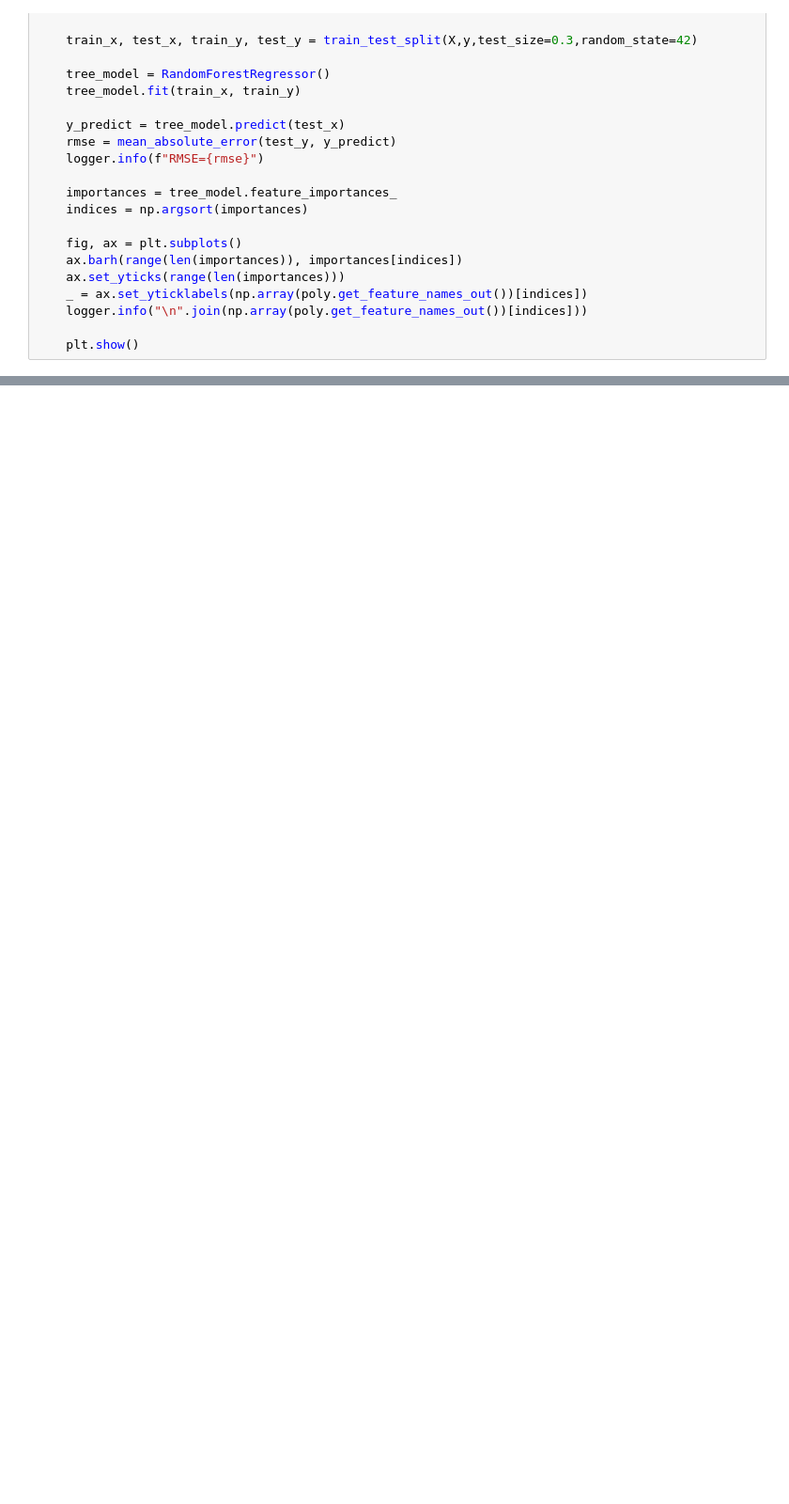
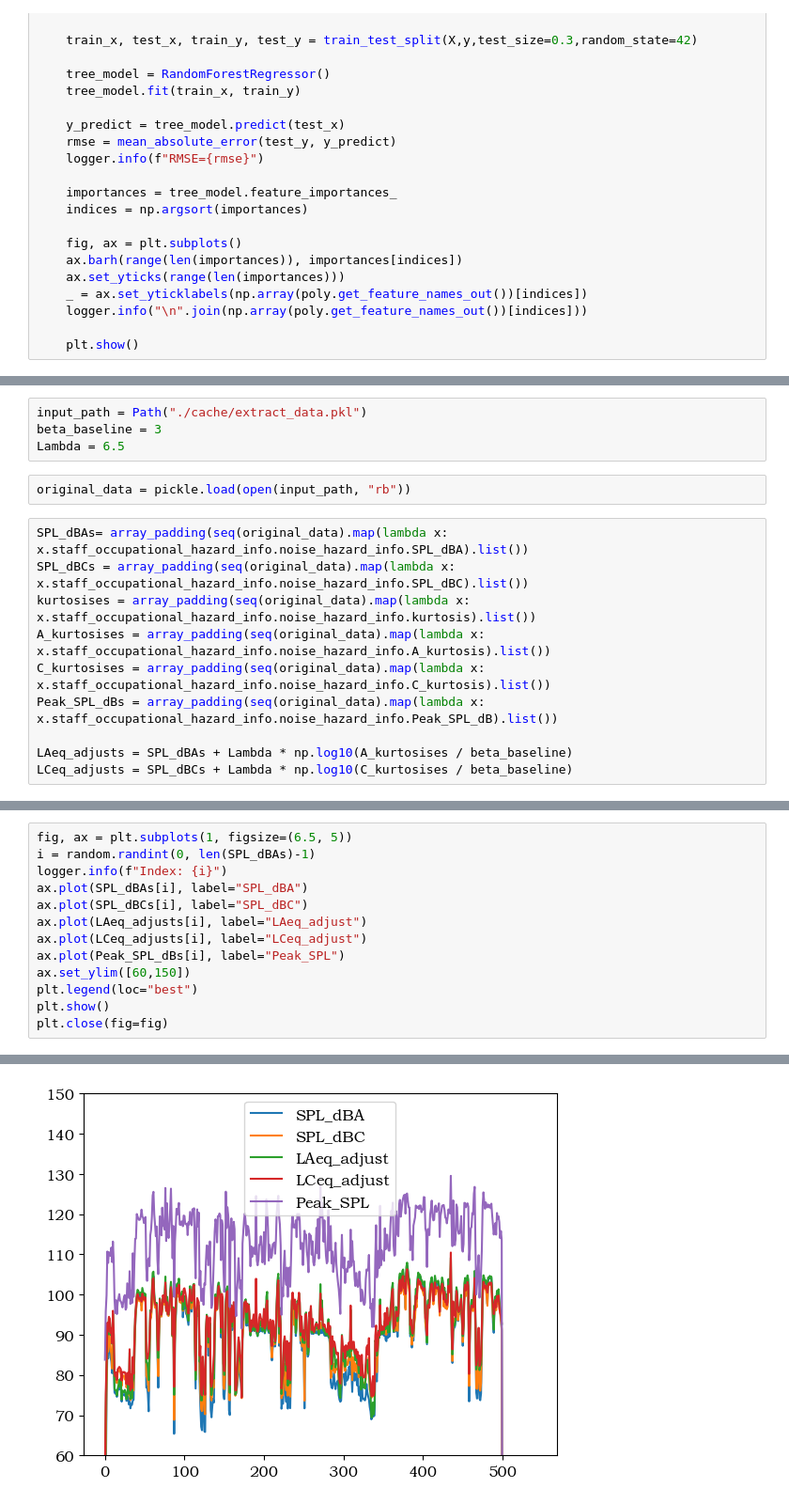
Before and after one commit to LewisBase/occupational_health_system_v2, a Jupyter notebook: examples/F_weighting_studying-12_29/data_analysis.ipynb, the cells around one changed output, grey strips where cells are left out. Shown: that part at 94% size. Drawn from its saved outputs; the diff is of its cells as text; blank space fills up the shorter version.

```diff
--- a/examples/F_weighting_studying-12_29/data_analysis.ipynb
+++ b/examples/F_weighting_studying-12_29/data_analysis.ipynb
@@ -848,0 +682,16 @@ model, MAE, importances_res = get_importance_from_regressor(
+# %%
+input_path = Path("./cache/extract_data.pkl")
+beta_baseline = 3
+Lambda = 6.5
+# %%
+original_data = pickle.load(open(input_path, "rb"))
+# %%
+SPL_dBAs= array_padding(seq(original_data).map(lambda x: x.staff_occupational_hazard_info.noise_hazard_info.SPL_dBA).list())
+SPL_dBCs = array_padding(seq(original_data).map(lambda x: x.staff_occupational_hazard_info.noise_hazard_info.SPL_dBC).list())
+kurtosises = array_padding(seq(original_data).map(lambda x: x.staff_occupational_hazard_info.noise_hazard_info.kurtosis).list())
+A_kurtosises = array_padding(seq(original_data).map(lambda x: x.staff_occupational_hazard_info.noise_hazard_info.A_kurtosis).list())
+C_kurtosises = array_padding(seq(original_data).map(lambda x: x.staff_occupational_hazard_info.noise_hazard_info.C_kurtosis).list())
+Peak_SPL_dBs = array_padding(seq(original_data).map(lambda x: x.staff_occupational_hazard_info.noise_hazard_info.Peak_SPL_dB).list())
+
+LAeq_adjusts = SPL_dBAs + Lambda * np.log10(A_kurtosises / beta_baseline)
+LCeq_adjusts = SPL_dBCs + Lambda * np.log10(C_kurtosises / beta_baseline)
@@ -848,0 +705,14 @@ model, MAE, importances_res = get_importance_from_regressor(
+# %%
+fig, ax = plt.subplots(1, figsize=(6.5, 5))
+i = random.randint(0, len(SPL_dBAs)-1)
+logger.info(f"Index: {i}")
+ax.plot(SPL_dBAs[i], label="SPL_dBA")
+ax.plot(SPL_dBCs[i], label="SPL_dBC")
+ax.plot(LAeq_adjusts[i], label="LAeq_adjust")
+ax.plot(LCeq_adjusts[i], label="LCeq_adjust")
+ax.plot(Peak_SPL_dBs[i], label="Peak_SPL")
+ax.set_ylim([60,150])
+plt.legend(loc="best")
+plt.show()
+plt.close(fig=fig)
+# %% [output]
@@ -848,0 +720 @@ model, MAE, importances_res = get_importance_from_regressor(
+[figure, added]
```
Also changed, not shown: parts of 31 cells of this notebook, 4 other files.
